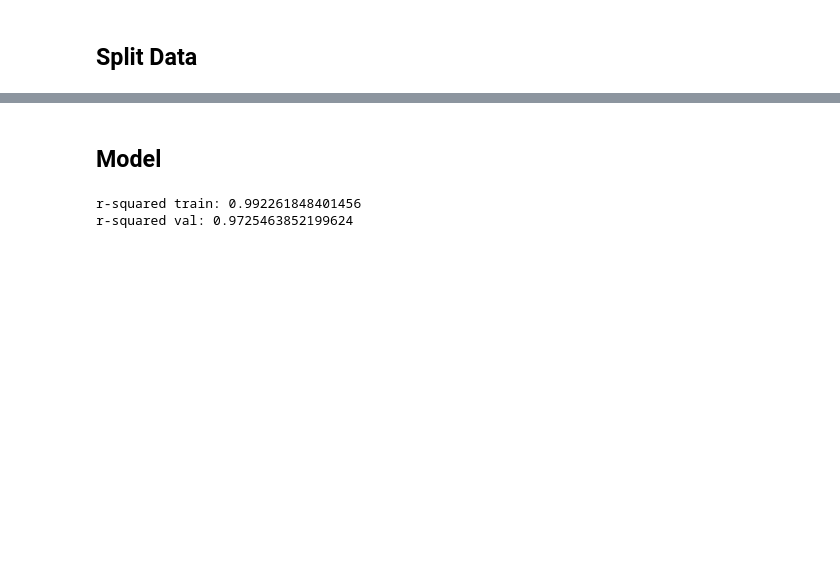
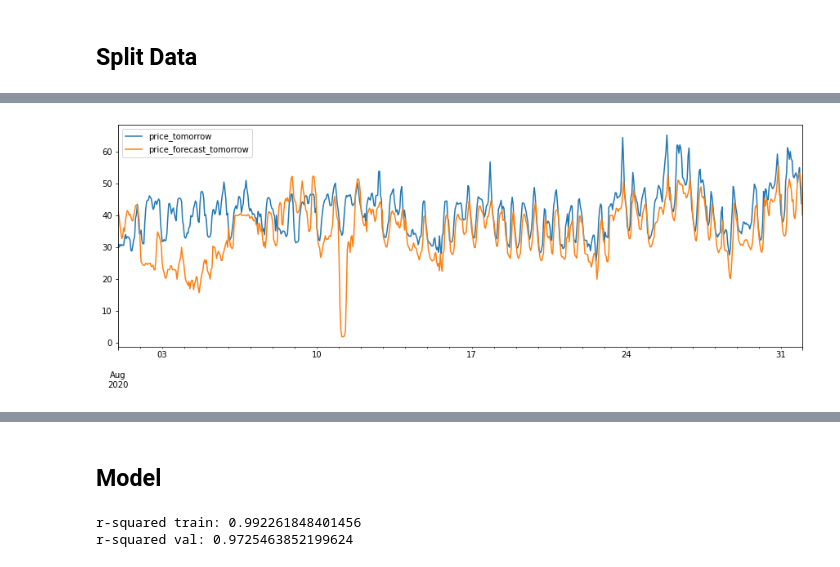
Before and after one commit to EvanHolder/Predicting-Energy-Markets-in-Spain, a Jupyter notebook: notebooks/XGBoost.ipynb, the cells around one changed output, grey strips where cells are left out. Cells and saved outputs as stored; diff of their text form; code cells hidden in the pictures; blank space fills up the shorter version.

```diff
--- a/notebooks/XGBoost.ipynb
+++ b/notebooks/XGBoost.ipynb
@@ -56,0 +118,7 @@ X_test, X_val, y_test, y_val = train_test_split(X_test, y_test, test_size=.5, ra
+# %%
+fit_rf_year(df, 2016, results_year)
+fit_rf_year(df, 2017, results_year)
+fit_rf_year(df, 2018, results_year)
+fit_rf_year(df, 2019, results_year)
+fit_rf_year(df, 2020, results_year)
+fit_rf_year(df, 2021, results_year)
@@ -56,0 +136,12 @@ X_test, X_val, y_test, y_val = train_test_split(X_test, y_test, test_size=.5, ra
+# %%
+forecast_corrs = [(np.corrcoef(df.loc[str(num), 'price_tomorrow'], df.loc[str(num), 'price_forecast_tomorrow'])**2)[0][1] for num in range(2016,2022,1)]
+results_year_raw['TSO_Forecast'] = forecast_corrs
+results_year_raw = pd.DataFrame(index=range(2016,2022,1), columns=['TSO_Forecast', 'RF_Wo_Forecast', 'RF_W_Forecast'])
+fit_rf_year(df_raw, 2016, results_year_raw)
+fit_rf_year(df_raw, 2017, results_year_raw)
+fit_rf_year(df_raw, 2018, results_year_raw)
+fit_rf_year(df_raw, 2019, results_year_raw)
+fit_rf_year(df_raw, 2020, results_year_raw)
+fit_rf_year(df_raw, 2021, results_year_raw)
+results_year_raw['diff'] = results_year_raw['RF_W_Forecast'] - results_year_raw['TSO_Forecast']
+results_year_raw
@@ -56,0 +158,11 @@ X_test, X_val, y_test, y_val = train_test_split(X_test, y_test, test_size=.5, ra
+# %%
+X_train = df.loc[:'2019'].drop(columns=['price_actual', 'price_tomorrow'])
+X_test = df.loc['2020'].drop(columns=['price_actual', 'price_tomorrow'])
+y_train = df.loc[:'2019', 'price_tomorrow']
+y_test = df.loc['2020', 'price_tomorrow']
+# %%
+xg = XGBRegressor(random_state=17)
+xg.fit(X_train, y_train)
+preds = xg.predict(X_test)
+r2 = (np.corrcoef(preds, y_test)**2)[0][1]
+print(r2)
@@ -56,0 +186,5 @@ X_test, X_val, y_test, y_val = train_test_split(X_test, y_test, test_size=.5, ra
+# %%
+df_raw.loc['2020-8', ['price_tomorrow', 'price_forecast_tomorrow']].plot(figsize=(15,5));
+preds
+# %% [output]
+[figure, added]
```
Also changed, not shown: parts of 19 cells of this notebook, 7 other files.
